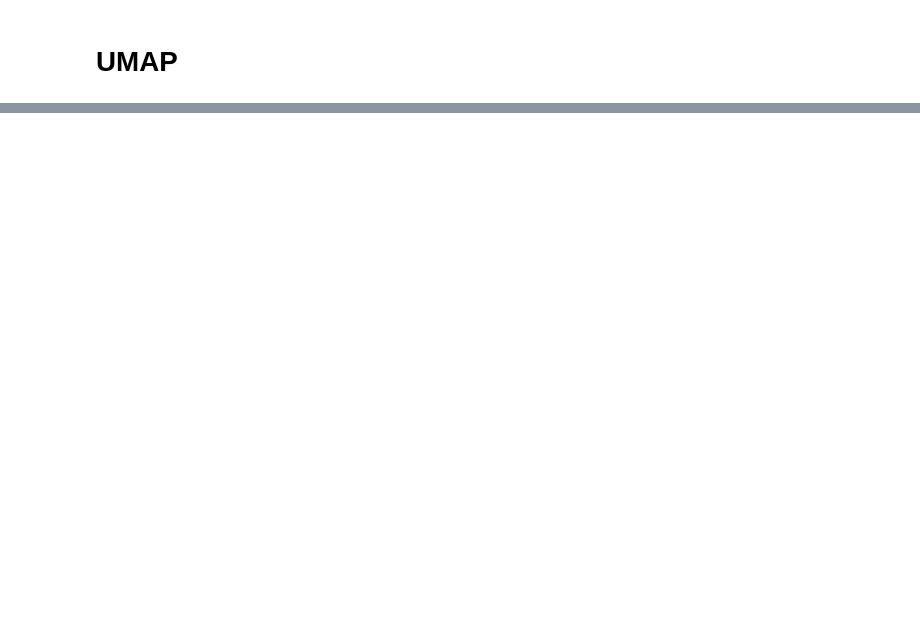
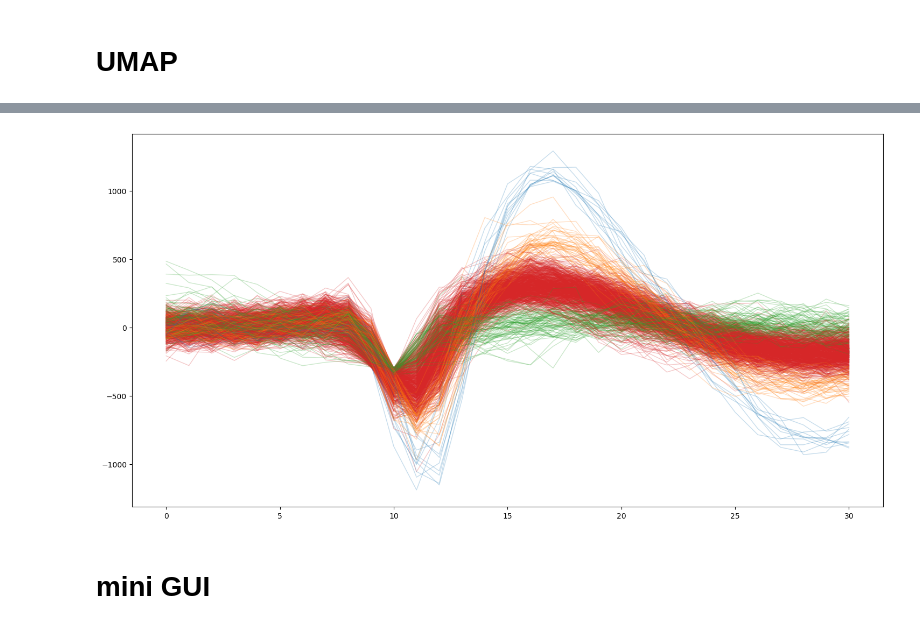
Before and after one commit to YeshuaGonzalez/T_proyect, a Jupyter notebook: ChargeSpikes.ipynb, the cells around one changed output, grey strips where cells are left out. Saved outputs shown, nothing was run; the diff lists cells and outputs as text; code cells hidden in the pictures; blank space fills up the shorter version.

```diff
--- a/ChargeSpikes.ipynb
+++ b/ChargeSpikes.ipynb
@@ -193,0 +266,8 @@ plt.show()
+# %%
+plt.figure(figsize=(18,9))
+for i in range (0, len(experiment_pckl['SegmentData_104'][0])):
+    plt.plot(experiment_pckl['SegmentData_104'][0][i].T, color = colores[clusterer.labels_[i]], linewidth=1, alpha =0.25)
+# %% [output]
+[figure, added]
+# %% [markdown]
+# mini GUI
```
Also changed, not shown: parts of 26 cells of this notebook, 4 other files.
